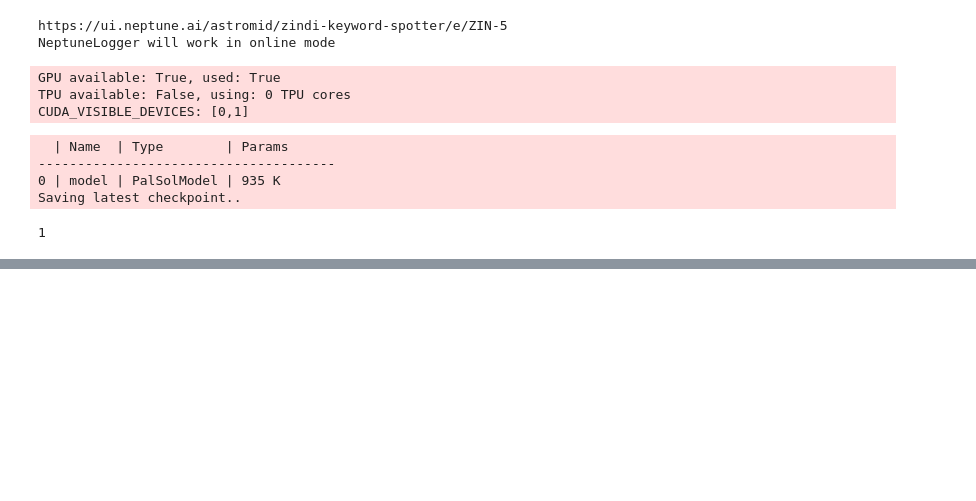
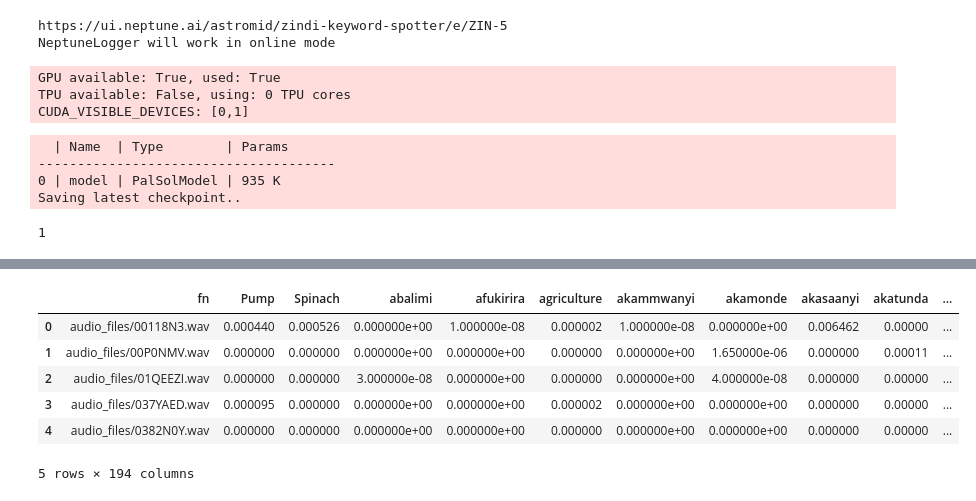
Before and after one commit to astromid/zindi-keyword-spotter, a Jupyter notebook: notebooks/test.ipynb, the cells around one changed output, grey strips where cells are left out. Drawn from its saved outputs; the diff is of its cells as text; code cells hidden in the pictures; blank space fills up the shorter version.

```diff
--- a/notebooks/test.ipynb
+++ b/notebooks/test.ipynb
@@ -70,0 +79,11 @@ test_paths = [data_dir / path for path in sub['fn'].values]
+# %%
+failed_sub = pd.read_csv('../models/seresnet3-11-14_02-08/sub.csv')
+failed_sub.head()
+# %% [output]
+|  | fn | Pump | Spinach | abalimi | afukirira | agriculture | akammwanyi | akamonde | akasaanyi | akatunda | ... |
+| 0 | audio_files/00118N3.wav | 0.000440 | 0.000526 | 0.000000e+00 | 1.000000e-08 | 0.000002 | 1.000000e-08 | 0.000000e+00 | 0.006462 | 0.00000 | ... |
+| 1 | audio_files/00P0NMV.wav | 0.000000 | 0.000000 | 0.000000e+00 | 0.000000e+00 | 0.000000 | 0.000000e+00 | 1.650000e-06 | 0.000000 | 0.00011 | ... |
+| 2 | audio_files/01QEEZI.wav | 0.000000 | 0.000000 | 3.000000e-08 | 0.000000e+00 | 0.000000 | 0.000000e+00 | 4.000000e-08 | 0.000000 | 0.00000 | ... |
+| 3 | audio_files/037YAED.wav | 0.000095 | 0.000000 | 0.000000e+00 | 0.000000e+00 | 0.000002 | 0.000000e+00 | 0.000000e+00 | 0.000000 | 0.00000 | ... |
+| 4 | audio_files/0382N0Y.wav | 0.000000 | 0.000000 | 0.000000e+00 | 0.000000e+00 | 0.000000 | 0.000000e+00 | 0.000000e+00 | 0.000000 | 0.00000 | ... |
+5 rows × 194 columns
```
Also changed, not shown: parts of 13 cells of this notebook, 6 other files.
